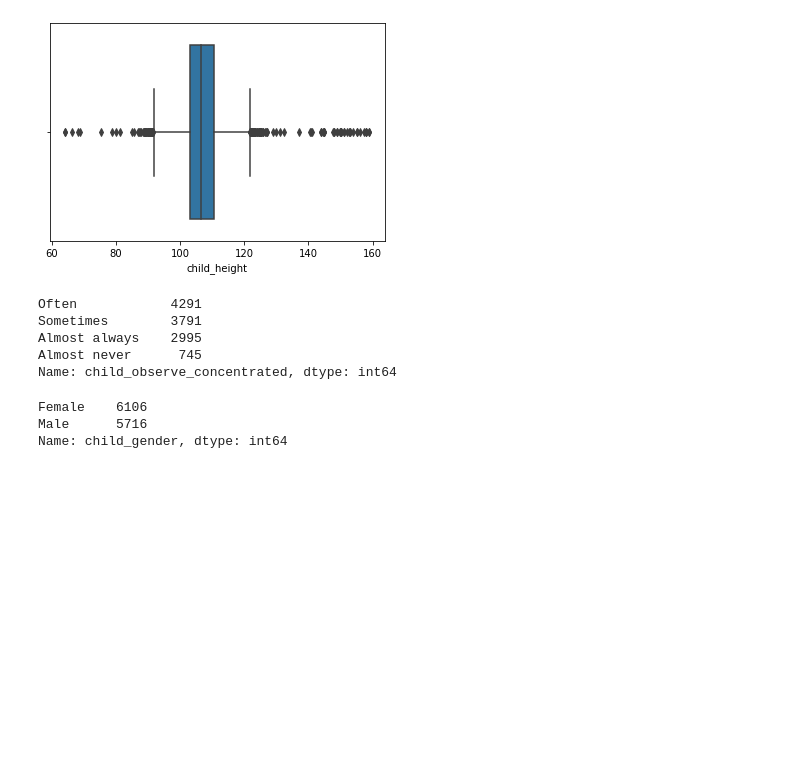
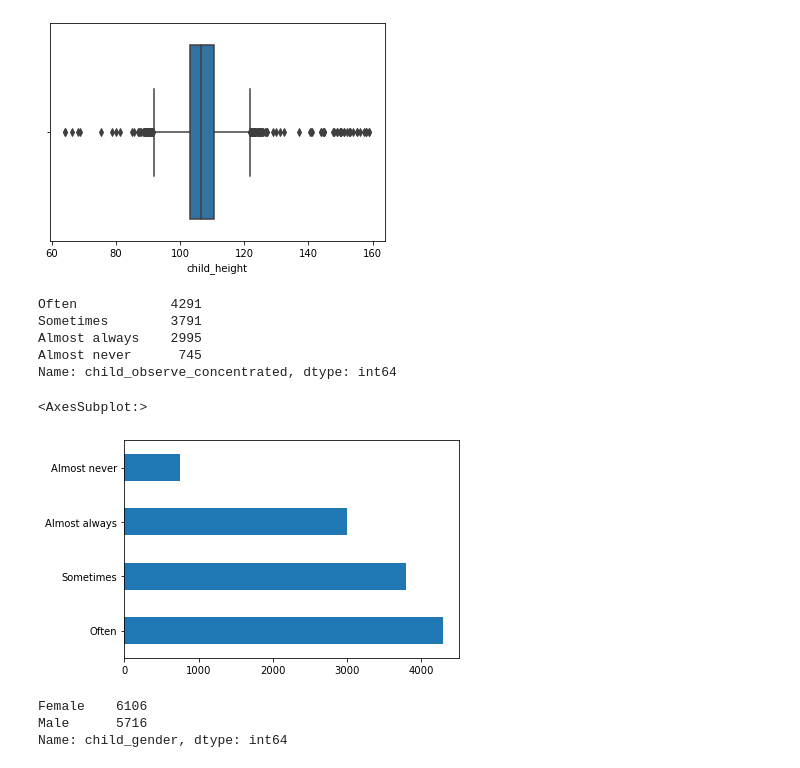
Before and after one commit to JTsiri10/Children-Data, a Jupyter notebook: DataDrive Hackathon.ipynb, the cells around one changed output. Drawn from its saved outputs; the diff is of its cells as text; code cells hidden in the pictures; blank space fills up the shorter version.

```diff
--- a/DataDrive Hackathon.ipynb
+++ b/DataDrive Hackathon.ipynb
@@ -170,6 +191,11 @@ Sometimes        3791
 Almost always    2995
 Almost never      745
 Name: child_observe_concentrated, dtype: int64
+# %%
+df['child_observe_concentrated'].value_counts().plot.barh()
+# %% [output]
+<AxesSubplot:>
+[figure, added]
 # %%
 df['child_gender'].value_counts()
 # %% [output]
```
Also changed, not shown: parts of 76 cells of this notebook.
